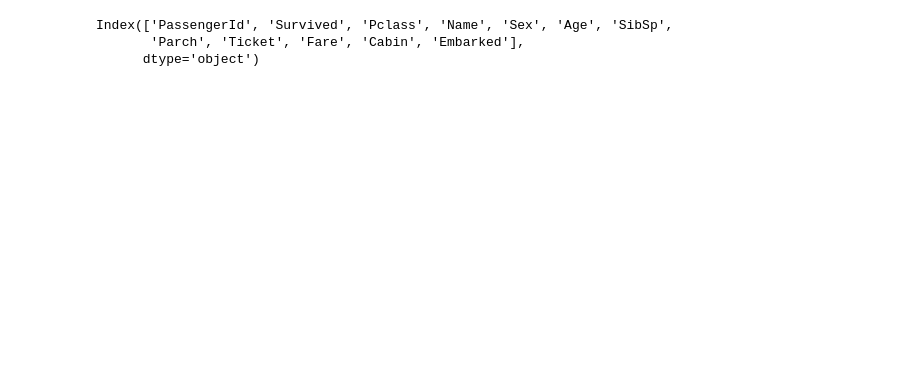
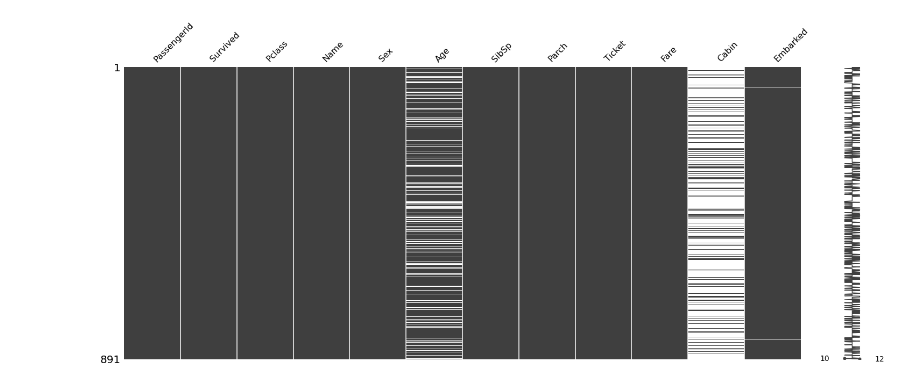
Before and after one commit to RPavelD/titanic_classifier, a Jupyter notebook: main.ipynb, the cells around one changed output. Drawn from its saved outputs; the diff is of its cells as text; code cells hidden in the pictures; blank space fills up the shorter version.

```diff
--- a/main.ipynb
+++ b/main.ipynb
@@ -52,6 +29,0 @@ fig.show()
-# %%
-df.columns
-# %% [output]
-Index(['PassengerId', 'Survived', 'Pclass', 'Name', 'Sex', 'Age', 'SibSp',
-       'Parch', 'Ticket', 'Fare', 'Cabin', 'Embarked'],
-      dtype='object')
@@ -72,0 +30,4 @@ def clear_df(df):
+# %%
+msn.matrix(df);
+# %% [output]
+[figure, added]
```
Also changed, not shown: parts of 30 cells of this notebook, 5 other files.
